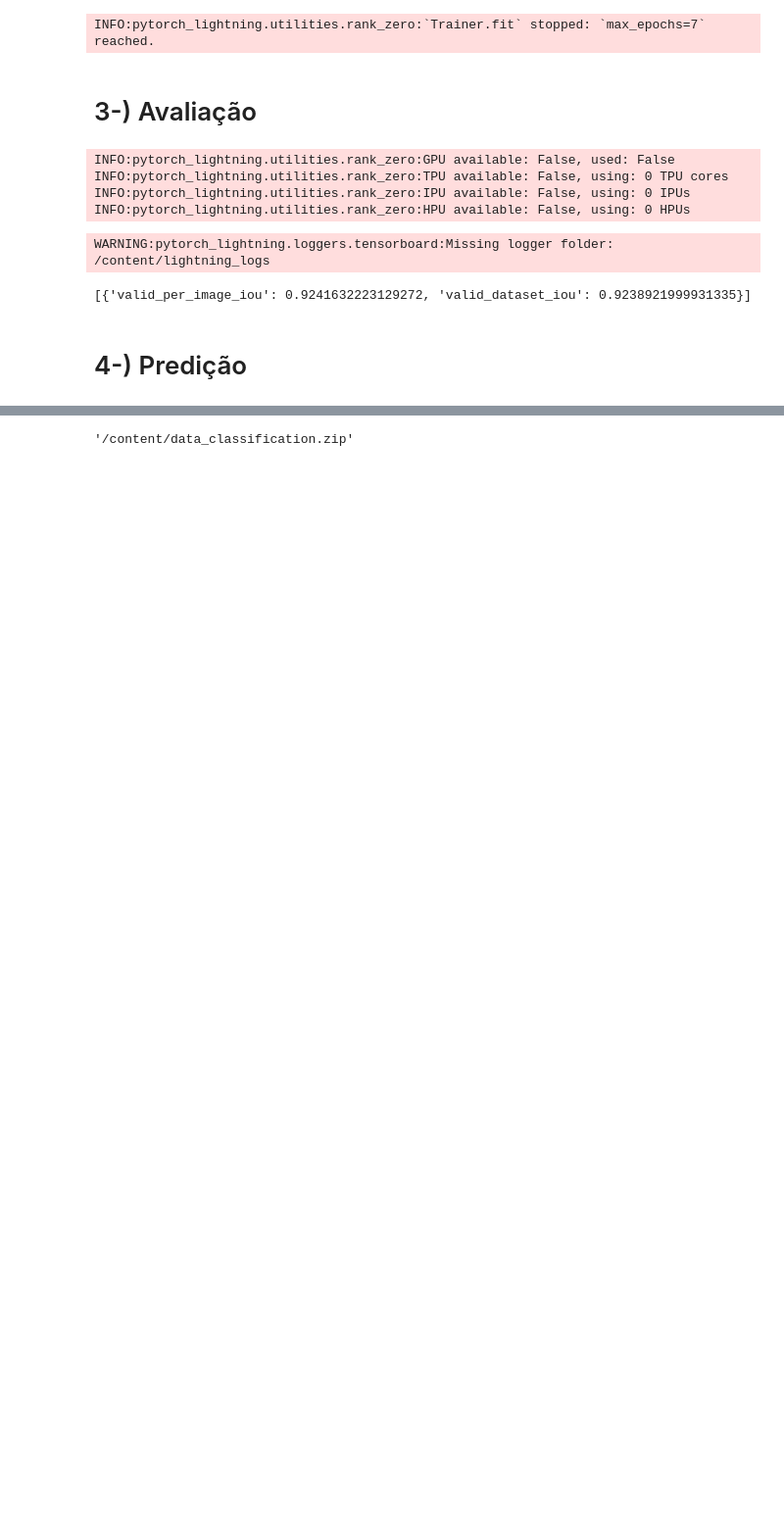
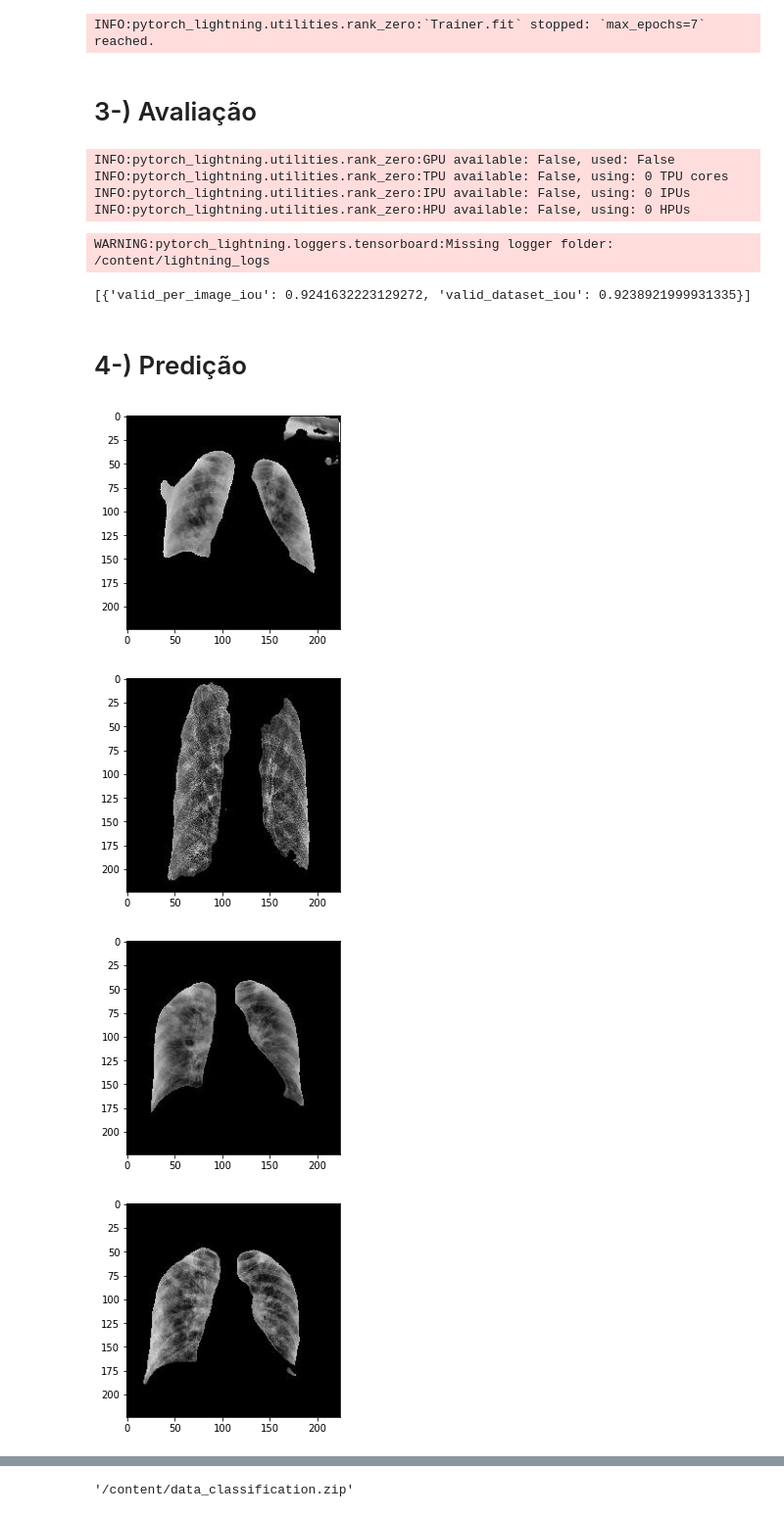
Before and after one commit to Fillipe16/COVID19, a Jupyter notebook: CV_LungSegmentation.ipynb, the cells around one changed output, grey strips where cells are left out. Shown: that part at 98% size. Drawn from its saved outputs; the diff is of its cells as text; code cells hidden in the pictures; blank space fills up the shorter version.

```diff
--- a/CV_LungSegmentation.ipynb
+++ b/CV_LungSegmentation.ipynb
@@ -406,3 +391,14 @@ def make_predictions(dataloader,paths,f):
 
 make_predictions(test_train_dataloader,test_train_paths,'train/')
 make_predictions(test_test_dataloader,test_test_paths,'test/')
+# %%
+some_test_imags = lungs_test_path+'train/'
+for lung_path in sorted(list(paths.list_images(some_test_imags)))[:5]:
+  lung = cv2.imread(lung_path)
+  plt.imshow(lung)
+  plt.show()
+# %% [output]
+[figure, added]
+[figure, added]
+[figure, added]
+[figure, added]
```
Also changed, not shown: parts of 5 cells of this notebook.
